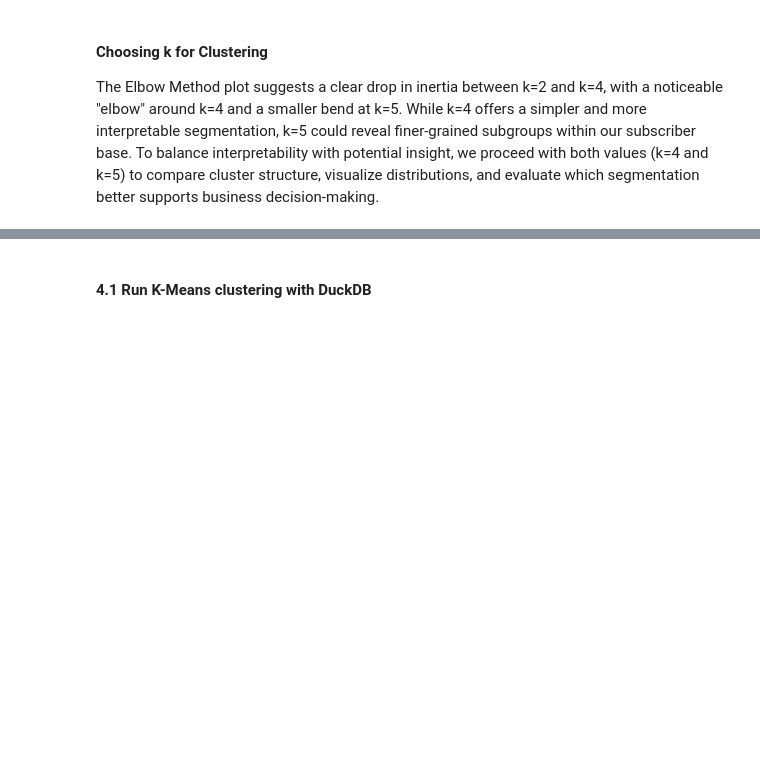
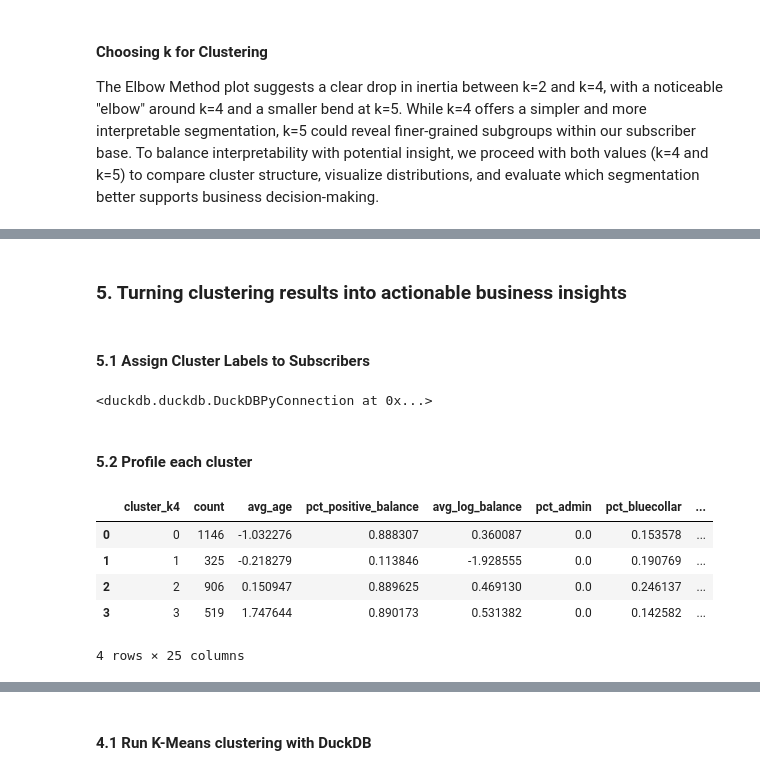
Before and after one commit to FederCO23/Term_Deposit_Marketing_-_tpx4U1BHhRR0IUm9, a Jupyter notebook: TermDepositMarketing_part2.ipynb, the cells around one changed output, grey strips where cells are left out. Drawn from its saved outputs; the diff is of its cells as text; code cells hidden in the pictures; blank space fills up the shorter version.

```diff
--- a/TermDepositMarketing_part2.ipynb
+++ b/TermDepositMarketing_part2.ipynb
@@ -447,0 +484,65 @@ The Elbow Method plot suggests a clear drop in inertia between k=2 and k=4, with
+# %% [markdown]
+### 5. Turning clustering results into actionable business insights
+# %% [markdown]
+#### 5.1 Assign Cluster Labels to Subscribers
+# %%
+# Add cluster labels to the df_before dataframe
+df_before['cluster_k4'] = labels_4
+df_before['cluster_k5'] = labels_5
+
+# Register the dataframe as a temporary DuckDB view for analysis
+con.register('clustered_subscribers', df_before)
+# %% [output]
+<duckdb.duckdb.DuckDBPyConnection at 0x...>
+# %% [markdown]
+#### 5.2 Profile each cluster
+# %%
+cluster_summary = con.execute("""
+SELECT
+  cluster_k4,
+  COUNT(*) AS count,
+  AVG(age_t) AS avg_age,
+  AVG(balance_sign) AS pct_positive_balance,
+  AVG(balance_t) AS avg_log_balance,
+
+  -- Job
+  AVG(job_admin) AS pct_admin,
+  AVG(job_bluecollar) AS pct_bluecollar,
+  AVG(job_technician) AS pct_technician,
+  AVG(job_services) AS pct_services,
+  AVG(job_management) AS pct_management,
+  AVG(job_retired) AS pct_retired,
+  AVG(job_selfemployed) AS pct_selfemployed,
+  AVG(job_entrepreneur) AS pct_entrepreneur,
+  AVG(job_unemployed) AS pct_unemployed,
+  AVG(job_housemaid) AS pct_housemaid,
+  AVG(job_student) AS pct_student,
+  AVG(job_unknown) AS pct_unknown,
+
+  -- Marital
+  AVG(marital_married) AS pct_married,
+  AVG(marital_single) AS pct_single,
+  AVG(marital_divorced) AS pct_divorced,
+  AVG(marital_unknown) AS pct_marital_unknown,
+
+  -- Education
+  AVG(education_ord) AS avg_education_ord,
+
+  -- Loans
+  AVG(default_bin) AS pct_default,
+  AVG(housing_bin) AS pct_housing,
+  AVG(loan_bin) AS pct_loan
+
+FROM clustered_subscribers
+GROUP BY cluster_k4
+ORDER BY cluster_k4;
+""").df()
+# %%
+cluster_summary.head()
+# %% [output]
+|  | cluster_k4 | count | avg_age | pct_positive_balance | avg_log_balance | pct_admin | pct_bluecollar | ... |
+| 0 | 0 | 1146 | -1.032276 | 0.888307 | 0.360087 | 0.0 | 0.153578 | ... |
+| 1 | 1 | 325 | -0.218279 | 0.113846 | -1.928555 | 0.0 | 0.190769 | ... |
+| 2 | 2 | 906 | 0.150947 | 0.889625 | 0.469130 | 0.0 | 0.246137 | ... |
+| 3 | 3 | 519 | 1.747644 | 0.890173 | 0.531382 | 0.0 | 0.142582 | ... |
+4 rows × 25 columns
```
Also changed, not shown: parts of 8 cells of this notebook.
